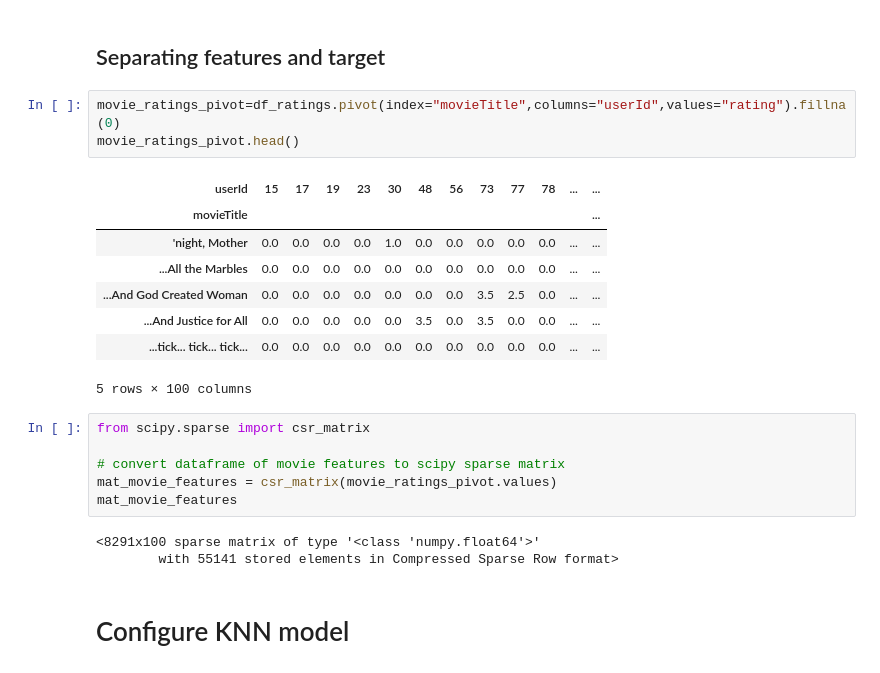
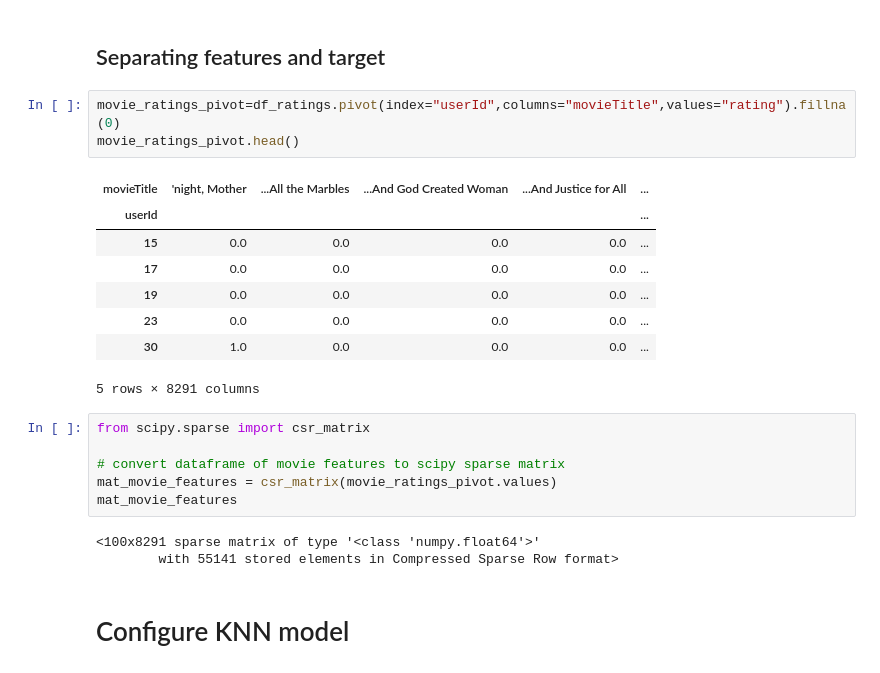
Before and after one commit to Victor7095/oficina-i-avaliacao-ii, a Jupyter notebook: k_nearest_neighbor_knn.ipynb, the cells around one changed output. Drawn from its saved outputs; the diff is of its cells as text.

```diff
--- a/k_nearest_neighbor_knn.ipynb
+++ b/k_nearest_neighbor_knn.ipynb
@@ -50,17 +52,17 @@ sns.countplot(x='rating', data=df_ratings)
 # %% [markdown]
 ## Separating features and target
 # %%
-movie_ratings_pivot=df_ratings.pivot(index="movieTitle",columns="userId",values="rating").fillna(0)
+movie_ratings_pivot=df_ratings.pivot(index="userId",columns="movieTitle",values="rating").fillna(0)
 movie_ratings_pivot.head()
 # %% [output]
-| userId | 15 | 17 | 19 | 23 | 30 | 48 | 56 | 73 | 77 | 78 | ... | ... |
-| movieTitle |  |  |  |  |  |  |  |  |  |  |  | ... |
-| 'night, Mother | 0.0 | 0.0 | 0.0 | 0.0 | 1.0 | 0.0 | 0.0 | 0.0 | 0.0 | 0.0 | ... | ... |
-| ...All the Marbles | 0.0 | 0.0 | 0.0 | 0.0 | 0.0 | 0.0 | 0.0 | 0.0 | 0.0 | 0.0 | ... | ... |
-| ...And God Created Woman | 0.0 | 0.0 | 0.0 | 0.0 | 0.0 | 0.0 | 0.0 | 3.5 | 2.5 | 0.0 | ... | ... |
-| ...And Justice for All | 0.0 | 0.0 | 0.0 | 0.0 | 0.0 | 3.5 | 0.0 | 3.5 | 0.0 | 0.0 | ... | ... |
-| ...tick... tick... tick... | 0.0 | 0.0 | 0.0 | 0.0 | 0.0 | 0.0 | 0.0 | 0.0 | 0.0 | 0.0 | ... | ... |
+| movieTitle | 'night, Mother | ...All the Marbles | ...And God Created Woman | ...And Justice for All | ... |
+| userId |  |  |  |  | ... |
+| 15 | 0.0 | 0.0 | 0.0 | 0.0 | ... |
+| 17 | 0.0 | 0.0 | 0.0 | 0.0 | ... |
+| 19 | 0.0 | 0.0 | 0.0 | 0.0 | ... |
+| 23 | 0.0 | 0.0 | 0.0 | 0.0 | ... |
+| 30 | 1.0 | 0.0 | 0.0 | 0.0 | ... |
-5 rows × 100 columns
+5 rows × 8291 columns
 # %%
 from scipy.sparse import csr_matrix
 
@@ -68,7 +70,7 @@ from scipy.sparse import csr_matrix
 mat_movie_features = csr_matrix(movie_ratings_pivot.values)
 mat_movie_features
 # %% [output]
-<8291x100 sparse matrix of type '<class 'numpy.float64'>'
+<100x8291 sparse matrix of type '<class 'numpy.float64'>'
         with 55141 stored elements in Compressed Sparse Row format>
 # %% [markdown]
 # Configure KNN model
```
Also changed, not shown: parts of 8 cells of this notebook, 1 other file.
